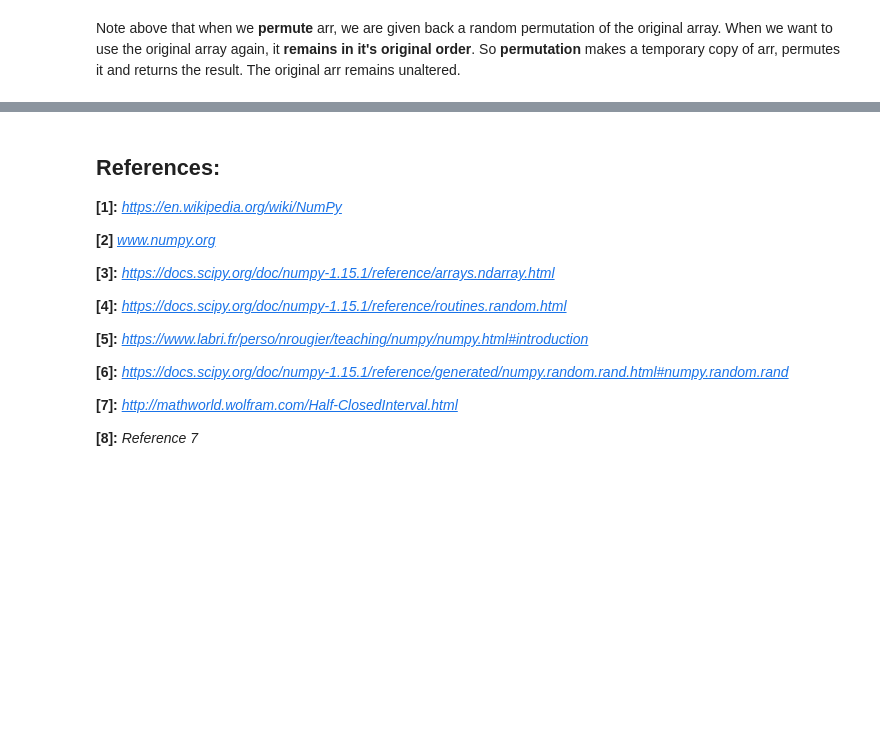
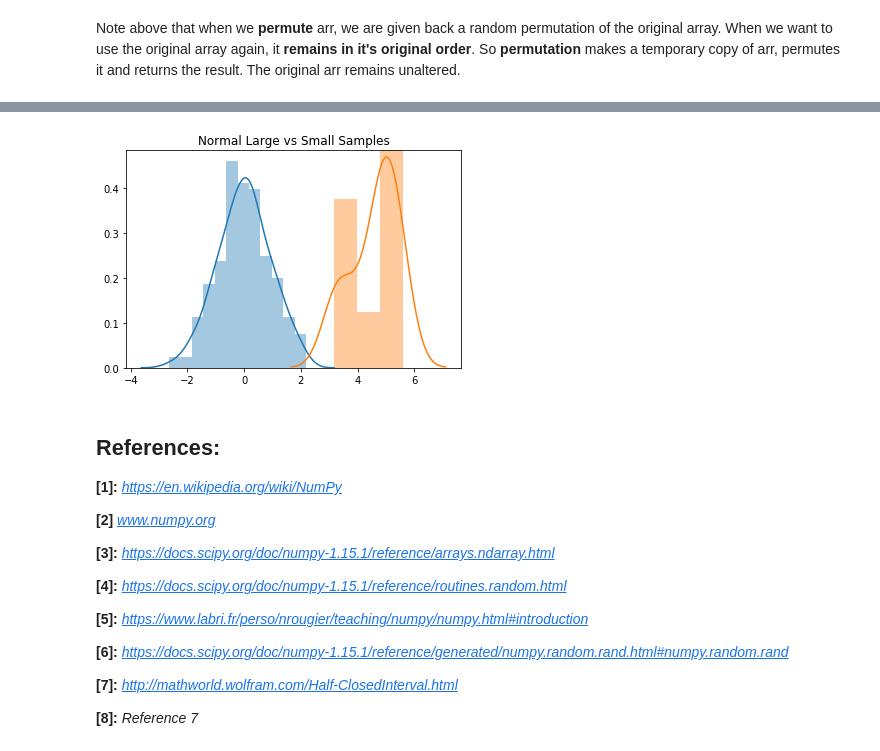
Before and after one commit to rhiggins2308/numpy-investigation, a Jupyter notebook: numpy-random.ipynb, the cells around one changed output, grey strips where cells are left out. Drawn from its saved outputs; the diff is of its cells as text; code cells hidden in the pictures; blank space fills up the shorter version.

Commit message:
Distributions Normal and Students T

```diff
--- a/numpy-random.ipynb
+++ b/numpy-random.ipynb
@@ -167,0 +176,14 @@ On the other hand, when we **shuffle** arr, this has the effect of permuting the
+# %%
+a = np.normal(0, 1, 200)
+b = np.normal(5, 1, 10)
+
+# blue plot
+sns.distplot(a)
+
+# orange plot
+sns.distplot(b)
+
+plt.title("Normal Large vs Small Samples")
+plt.show()
+# %% [output]
+[figure, added]
```
Also changed, not shown: parts of 13 cells of this notebook.
